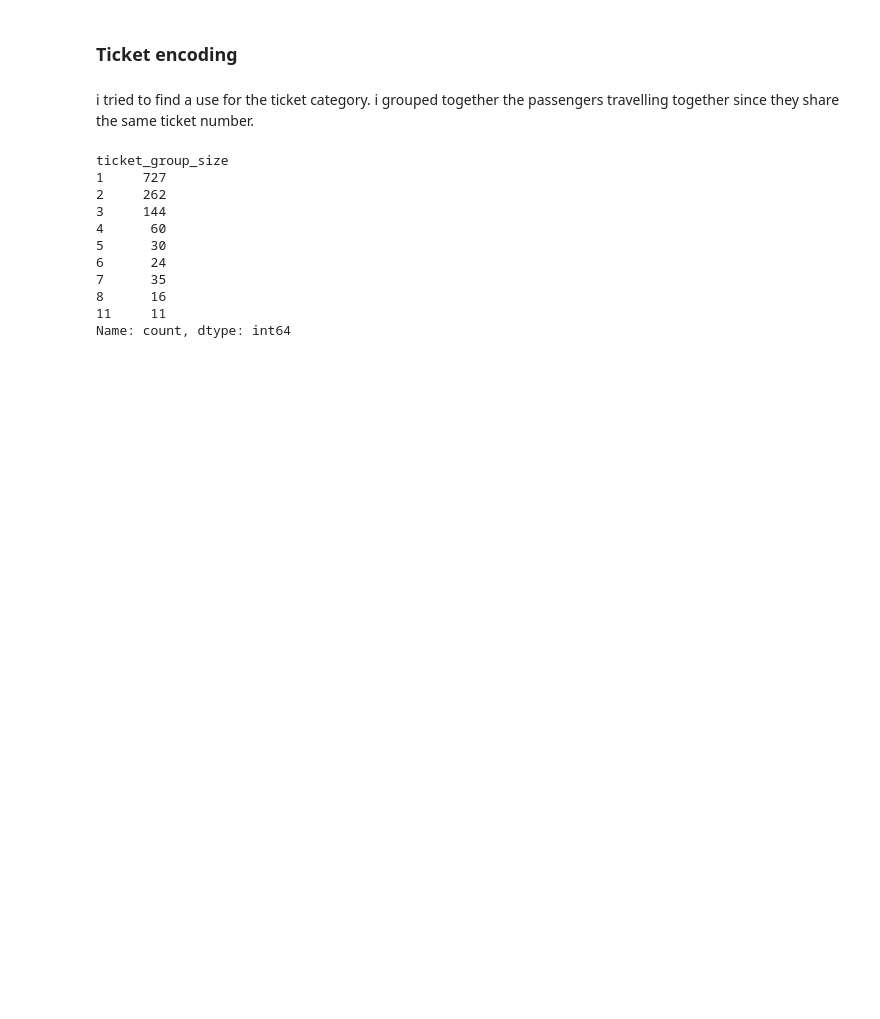
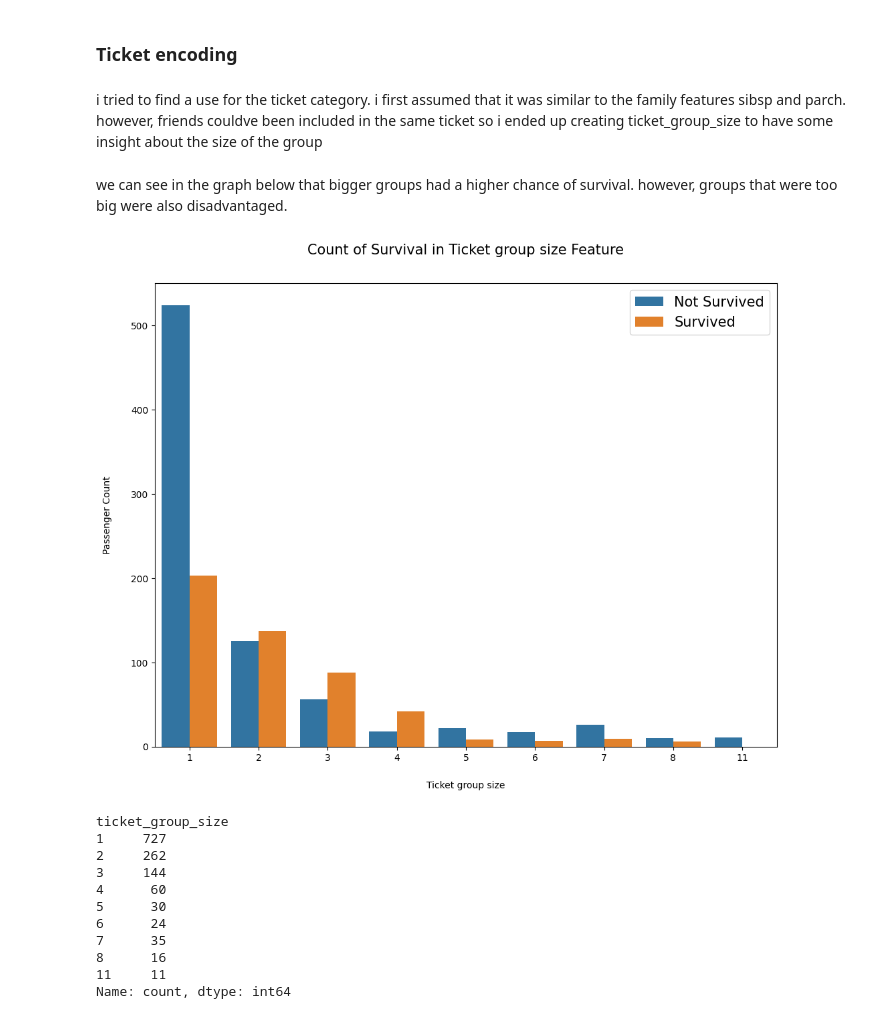
Before and after one commit to leaabj/ML-fundamentals-2025, a Jupyter notebook: assignment_1_lea_aboujaoude[_aboujaoude].ipynb, the cells around one changed output. Saved outputs shown, nothing was run; the diff lists cells and outputs as text; code cells hidden in the pictures; blank space fills up the shorter version.

```diff
--- a/assignment_1_lea_aboujaoude[_aboujaoude].ipynb
+++ b/assignment_1_lea_aboujaoude[_aboujaoude].ipynb
@@ -282,5 +284,24 @@ i created many sparse columns due to 'U' being dominant (1014 out of 1309 entrie
 # %% [markdown]
 ### Ticket encoding
 # %% [markdown]
-i tried to find a use for the ticket category. i grouped together the passengers travelling together since they share the same ticket number.
+i tried to find a use for the ticket category. i first assumed that it was similar to the family features sibsp and parch. however, friends couldve been included in the same ticket so i ended up creating ticket_group_size to have some insight about the size of the group
+# %% [markdown]
+we can see in the graph below that bigger groups had a higher chance of survival. however, groups that were too big were also disadvantaged.
+# %%
+df['ticket_group_size'] = df.groupby('ticket')['ticket'].transform('count')
+
+fig, axs = plt.subplots(figsize=(12, 9))
+sns.countplot(x='ticket_group_size', hue='survived', data=df)
+
+plt.xlabel('Ticket group size', size=10, labelpad=20)
+plt.ylabel('Passenger Count', size=10, labelpad=20)
+plt.tick_params(axis='x', labelsize=10)
+plt.tick_params(axis='y', labelsize=10)
+
+plt.legend(['Not Survived', 'Survived'], loc='upper right', prop={'size': 15})
+plt.title('Count of Survival in Ticket group size Feature', size=15, y=1.05)
+
+plt.show()
+# %% [output]
+[figure, added]
 # %%
```
Also changed, not shown: parts of 22 cells of this notebook.
